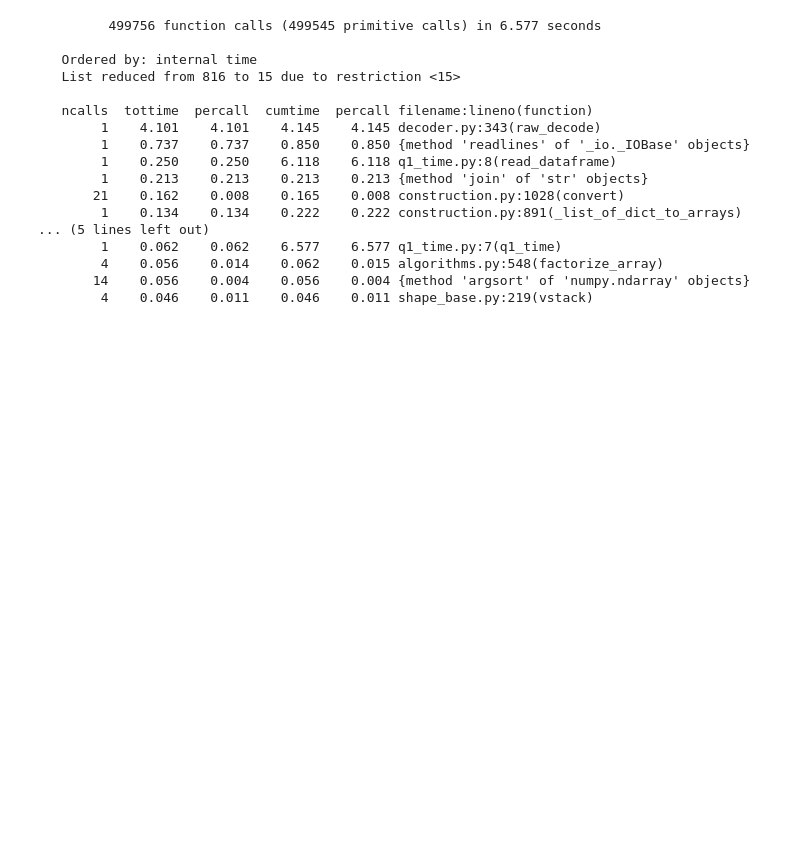
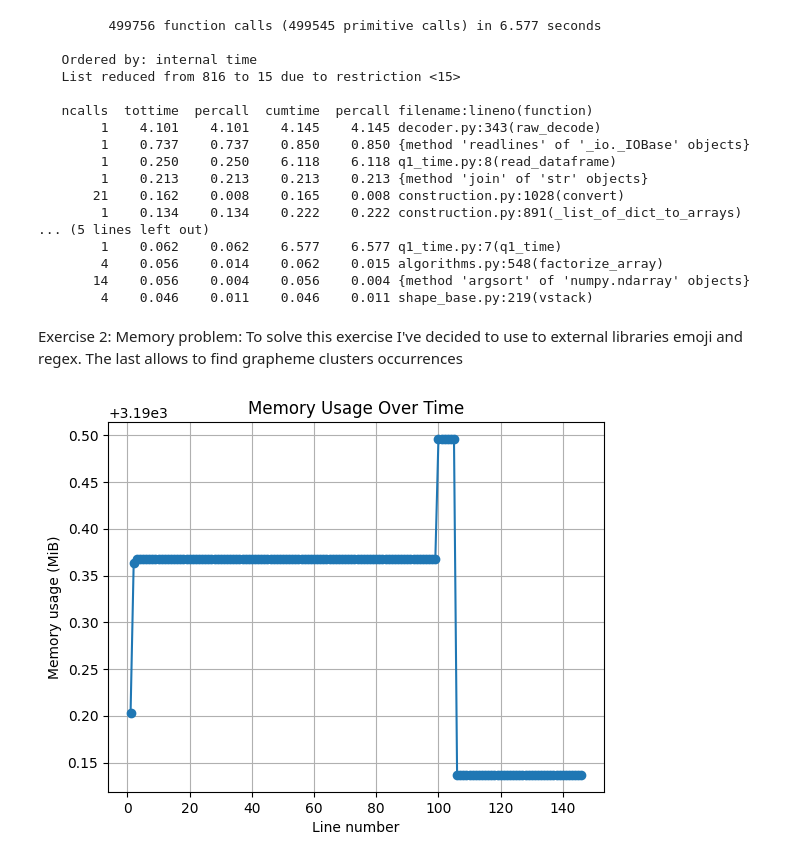
Before and after one commit to themarcoszone/latam_challenge, a Jupyter notebook: src/challenge.ipynb, the cells around one changed output. Cells and saved outputs as stored; diff of their text form; code cells hidden in the pictures; blank space fills up the shorter version.

Commit message:
Added q2 memory notebook code

```diff
--- a/src/challenge.ipynb
+++ b/src/challenge.ipynb
@@ -82,3 +82,6 @@ with Profile() as profile:
         4    0.056    0.014    0.062    0.015 algorithms.py:548(factorize_array)
        14    0.056    0.004    0.056    0.004 {method 'argsort' of 'numpy.ndarray' objects}
         4    0.046    0.011    0.046    0.011 shape_base.py:219(vstack)
+# %% [markdown]
+Exercise 2:
+Memory problem: To solve this exercise I've decided to use to external libraries emoji and regex. The last allows to find grapheme clusters occurrences
@@ -84,0 +92,8 @@ with Profile() as profile:
+# %%
+from q2_memory import q2_memory
+memory_usage = memory_profiler.memory_usage((q2_memory, (), {'file_path': file_path}))
+x_values = list(range(1, len(memory_usage) + 1))
+# Plot the memory usage over time
+plot(x_values, memory_usage, 'Line number' ,'Memory usage (MiB)', 'Memory Usage Over Time')
+# %% [output]
+[figure, added]
```
Also changed, not shown: parts of 1 cell of this notebook.
